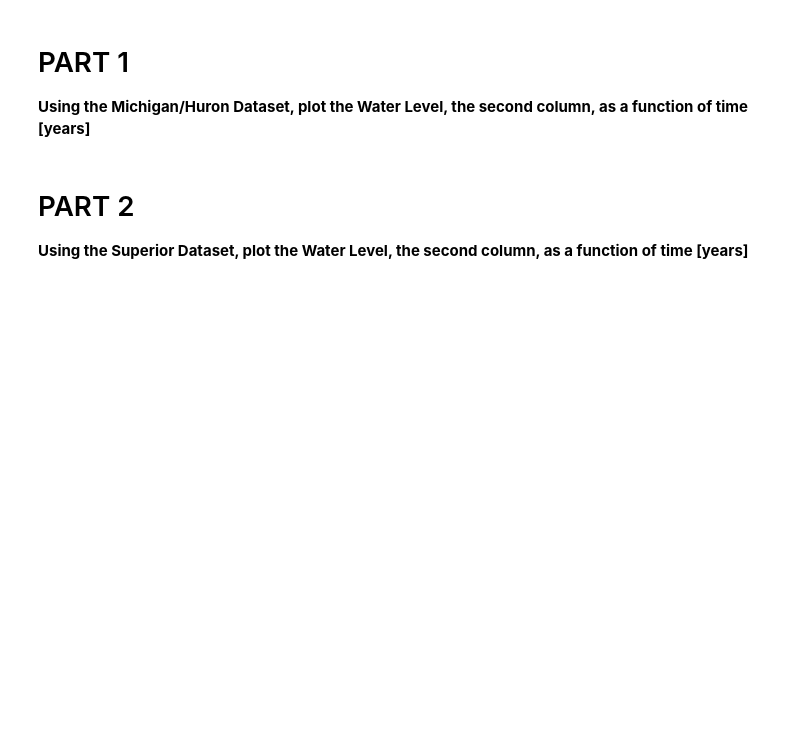
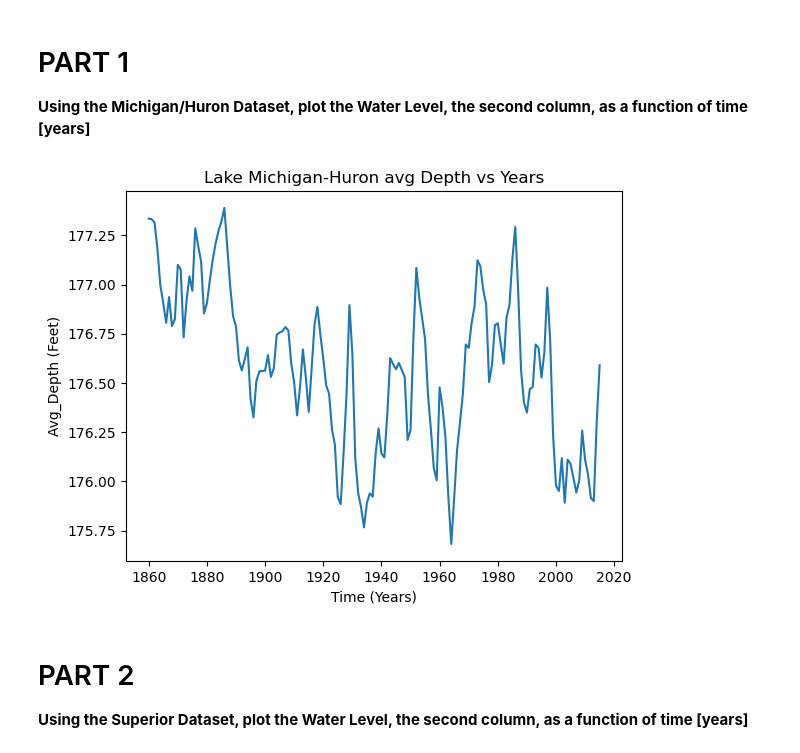
Before and after one commit to alexawiker359/CMSE202_Git_Started, a Jupyter notebook: Great_Lakes_and_Grand_River.ipynb, the cells around one changed output. Cells and saved outputs as stored; diff of their text form; code cells hidden in the pictures; blank space fills up the shorter version.

```diff
--- a/Great_Lakes_and_Grand_River.ipynb
+++ b/Great_Lakes_and_Grand_River.ipynb
@@ -33,3 +31,13 @@ This notebook **might look very familiar!** It is based off a CMSE 201 assignmen
+# %%
+# Insert Code Here
+mhu_data = pd.read_csv("data/mhu.csv")
+plt.plot(mhu_data['Michigan-Huron annual averages'],mhu_data['AnnAvg'])
+plt.xlabel('Time (Years)')
+plt.ylabel('Avg_Depth (Feet)')
+plt.title('Lake Michigan-Huron avg Depth vs Years')
+plt.show();
+# %% [output]
+[figure, added]
 # %% [markdown]
 # PART 2
 
```
Also changed, not shown: parts of 1 cell of this notebook.
